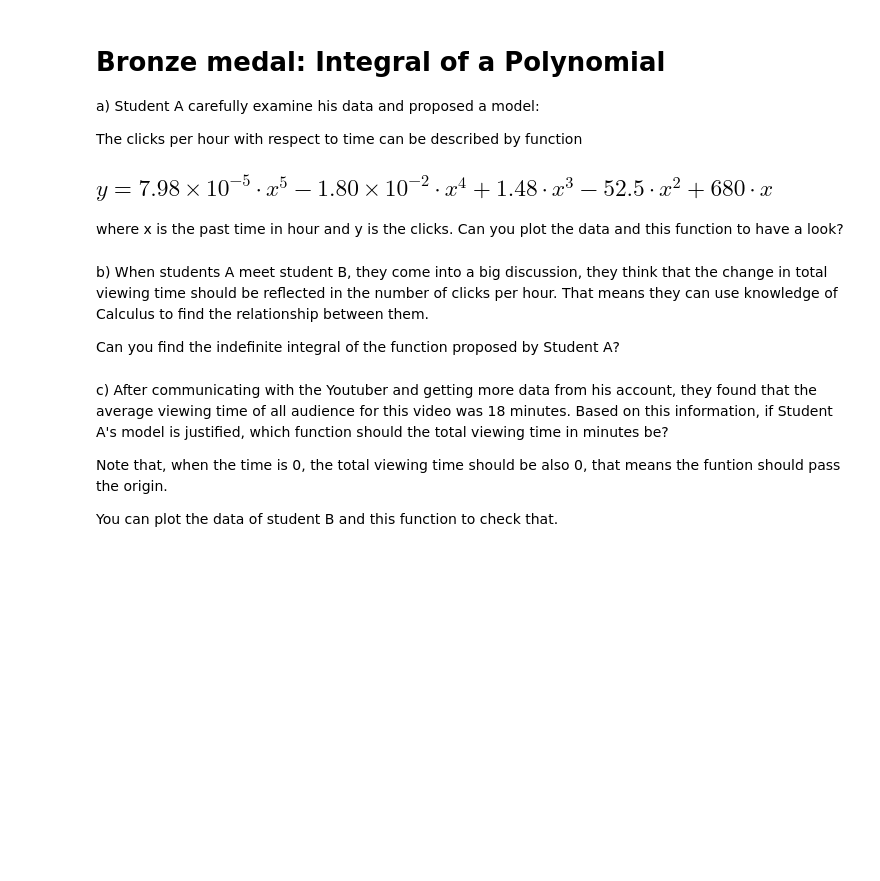
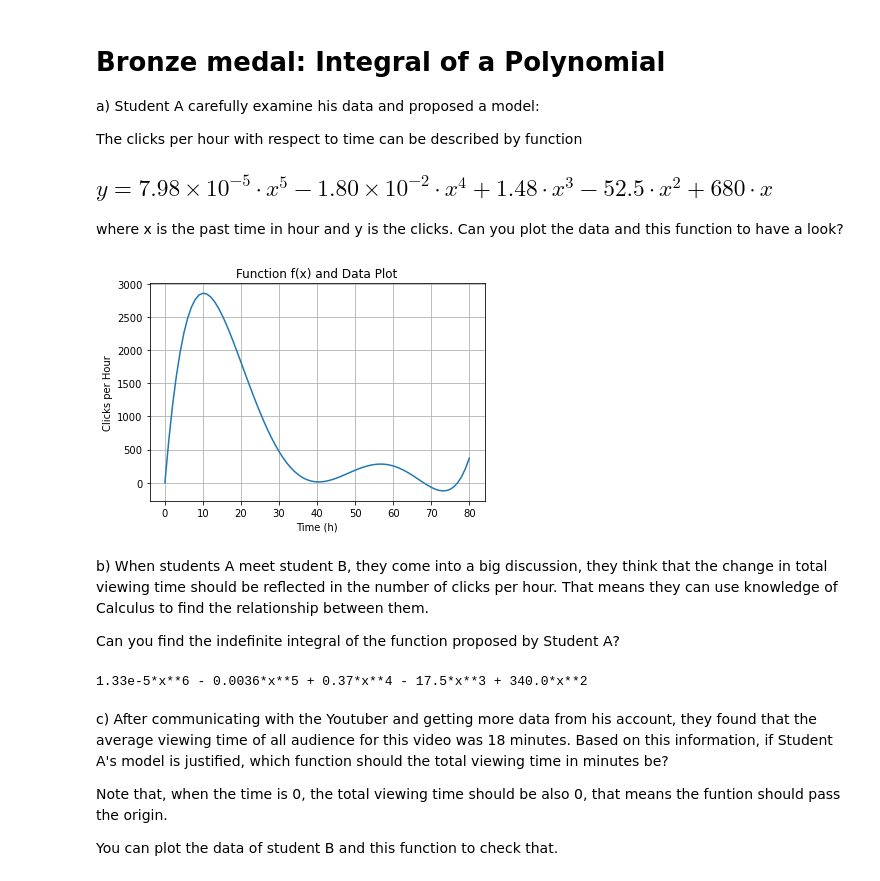
Before and after one commit to mangelicasa/computational-thinking-week-individual-computational-thinking-week-individual-14207230, a Jupyter notebook: challenge_calculus/Review_Calculus.ipynb, the cells around one changed output. Cells and saved outputs as stored; diff of their text form; code cells hidden in the pictures; blank space fills up the shorter version.

```diff
--- a/challenge_calculus/Review_Calculus.ipynb
+++ b/challenge_calculus/Review_Calculus.ipynb
@@ -70,10 +70,52 @@ The clicks per hour with respect to time can be described by function
 ## $y=7.98 \times 10^{-5} \cdot x^5 - 1.80 \times 10^{-2} \cdot x^4 + 1.48 \cdot x^3 - 52.5 \cdot x^2 + 680 \cdot x$
 
 where x is the past time in hour and y is the clicks. Can you plot the data and this function to have a look?
+# %%
+
+import pandas as pd
+import matplotlib.pyplot as plt
+import numpy as np
+
+# Read CSV file
+df = pd.read_csv('data_student_A.csv')
+
+# Define x axis by extracting time column
+x_values = df['time (h)']
+
+# Define the function
+def function(x):
+    return 7.98 * 10 ** -5 * x ** 5 - 1.8 * 0.01 * x ** 4 + 1.48 * x ** 3 - 52.5 * x ** 2 + 680 * x
+
+y_values = [function(x) for x in x_values]
+
+# Create the plot
+plt.plot(x_values, y_values)
+plt.xlabel('Time (h)')
+plt.ylabel('Clicks per Hour')
+plt.title('Function f(x) and Data Plot')
+plt.grid(True)
+
+# Show the plot
+plt.show()
+# %% [output]
+[figure, added]
 # %% [markdown]
 b) When students A meet student B, they come into a big discussion, they think that the change in total viewing time should be reflected in the number of clicks per hour. That means they can use knowledge of Calculus to find the relationship between them.
 
 Can you find the indefinite integral of the function proposed by Student A?
+# %%
+import sympy as sp
+
+# Define the function
+y = 7.98 * 10 ** -5 * x ** 5 - 1.8 * 0.01 * x ** 4 + 1.48 * x ** 3 - 52.5 * x ** 2 + 680 * x
+
+# Calculate the integral
+integral = sp.integrate(y)
+
+# Print the integral
+print(integral)
+# %% [output]
+1.33e-5*x**6 - 0.0036*x**5 + 0.37*x**4 - 17.5*x**3 + 340.0*x**2
 # %% [markdown]
 c) After communicating with the Youtuber and getting more data from his account, they found that the average viewing time of all audience for this video was 18 minutes.
 Based on this information, if Student A's model is justified, which function should the total viewing time in minutes be?
```
Also changed, not shown: parts of 3 cells of this notebook, 1 other file.
